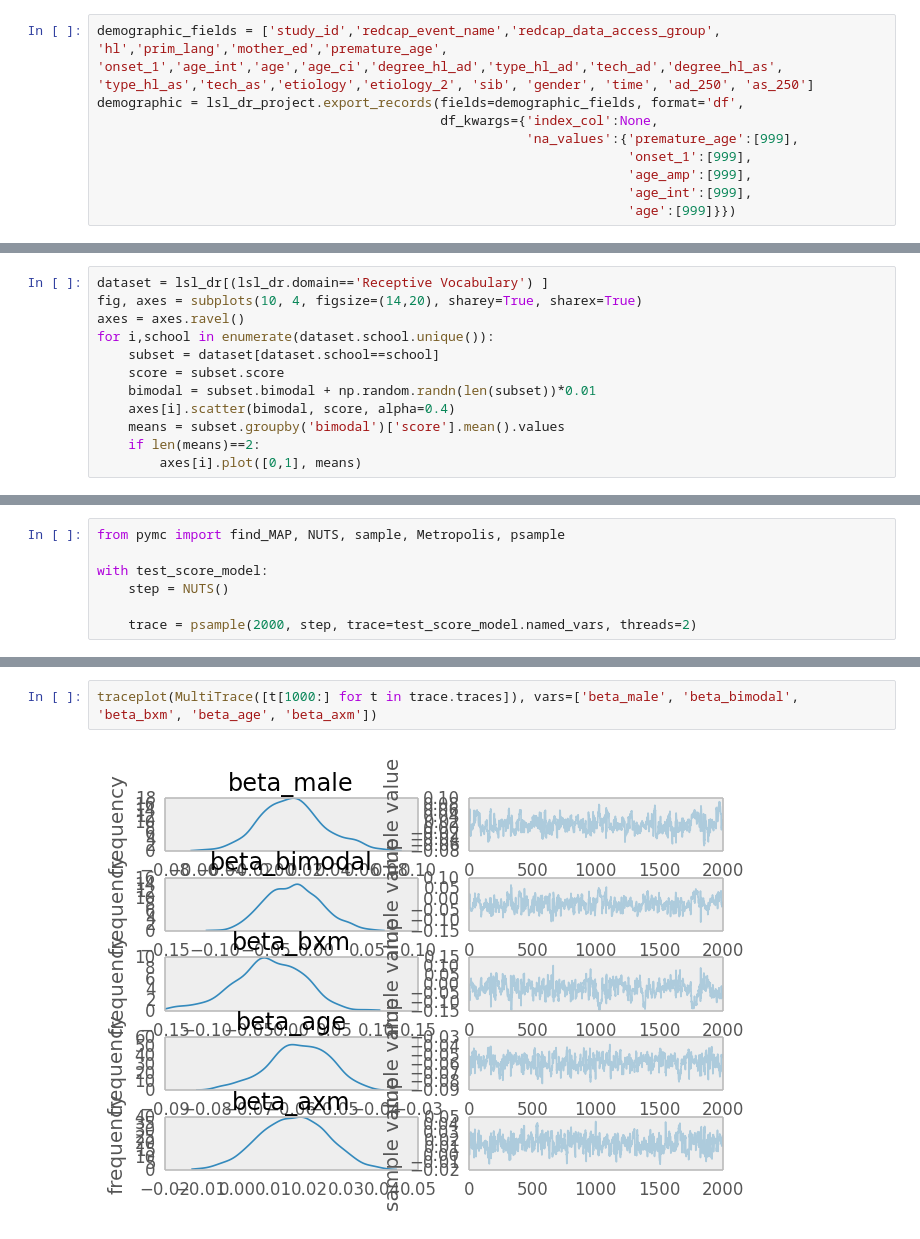
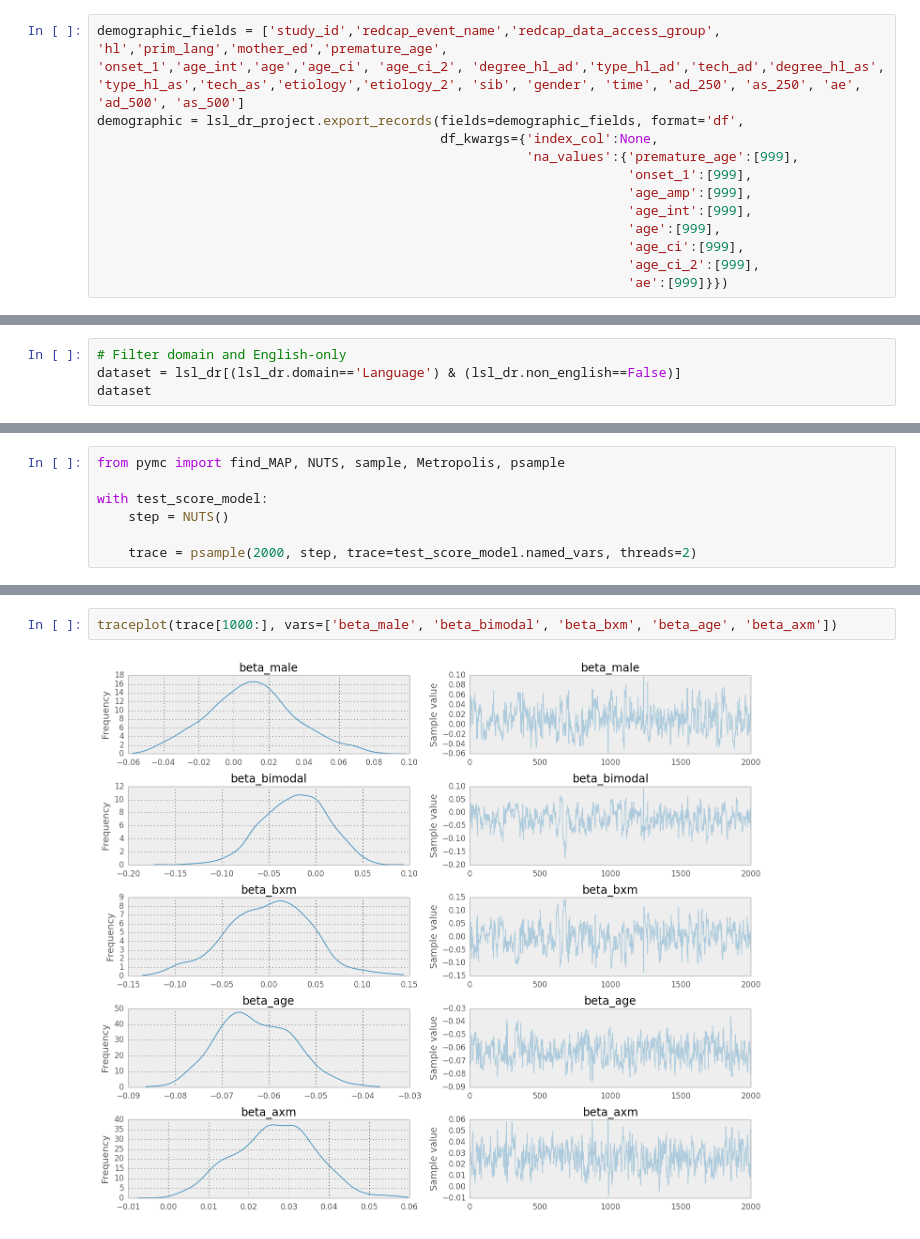
Before and after one commit to fonnesbeck/bimodal-bilateral, a Jupyter notebook: Bimodal-bilateral Analysis.ipynb, the cells around one changed output, grey strips where cells are left out. Drawn from its saved outputs; the diff is of its cells as text.

```diff
--- a/Bimodal-bilateral Analysis.ipynb
+++ b/Bimodal-bilateral Analysis.ipynb
@@ -66,15 +66,19 @@ dtypes: float64(12), int64(2), object(2)
 # %%
 demographic_fields = ['study_id','redcap_event_name','redcap_data_access_group',
 'hl','prim_lang','mother_ed','premature_age',
-'onset_1','age_int','age','age_ci','degree_hl_ad','type_hl_ad','tech_ad','degree_hl_as',
-'type_hl_as','tech_as','etiology','etiology_2', 'sib', 'gender', 'time', 'ad_250', 'as_250']
+'onset_1','age_int','age','age_ci', 'age_ci_2', 'degree_hl_ad','type_hl_ad','tech_ad','degree_hl_as',
+'type_hl_as','tech_as','etiology','etiology_2', 'sib', 'gender', 'time', 'ad_250', 'as_250', 'ae',
+'ad_500', 'as_500']
 demographic = lsl_dr_project.export_records(fields=demographic_fields, format='df',
                                             df_kwargs={'index_col':None,
                                                        'na_values':{'premature_age':[999],
                                                                     'onset_1':[999],
                                                                     'age_amp':[999],
                                                                     'age_int':[999],
-                                                                    'age':[999]}})
+                                                                    'age':[999],
+                                                                    'age_ci':[999],
+                                                                    'age_ci_2':[999],
+                                                                    'ae':[999]}})
 # %%
 demographic.as_250.hist()
 # %% [output]
@@ -781,12 +765,0 @@ array(['Articulation', 'Expressive Vocabulary', 'Receptive Vocabulary',
-# %%
-dataset = lsl_dr[(lsl_dr.domain=='Receptive Vocabulary') ]
-fig, axes = subplots(10, 4, figsize=(14,20), sharey=True, sharex=True)
-axes = axes.ravel()
-for i,school in enumerate(dataset.school.unique()):
-    subset = dataset[dataset.school==school]
-    score = subset.score
-    bimodal = subset.bimodal + np.random.randn(len(subset))*0.01
-    axes[i].scatter(bimodal, score, alpha=0.4)
-    means = subset.groupby('bimodal')['score'].mean().values
-    if len(means)==2:
-        axes[i].plot([0,1], means)
@@ -813,0 +973,4 @@ del test_score_model
+# %%
+# Filter domain and English-only
+dataset = lsl_dr[(lsl_dr.domain=='Language') & (lsl_dr.non_english==False)]
+dataset
@@ -910,4 +1076,4 @@ traceplot(MultiTrace([t[1000:] for t in trace.traces]), vars=['sigma_child', 'si
 # %%
-traceplot(MultiTrace([t[1000:] for t in trace.traces]), vars=['beta_male', 'beta_bimodal', 'beta_bxm', 'beta_age', 'beta_axm'])
+traceplot(trace[1000:], vars=['beta_male', 'beta_bimodal', 'beta_bxm', 'beta_age', 'beta_axm'])
 # %% [output]
-[figure, old version]
+[figure, new version]
```
Also changed, not shown: parts of 81 cells of this notebook, 1 other file.
